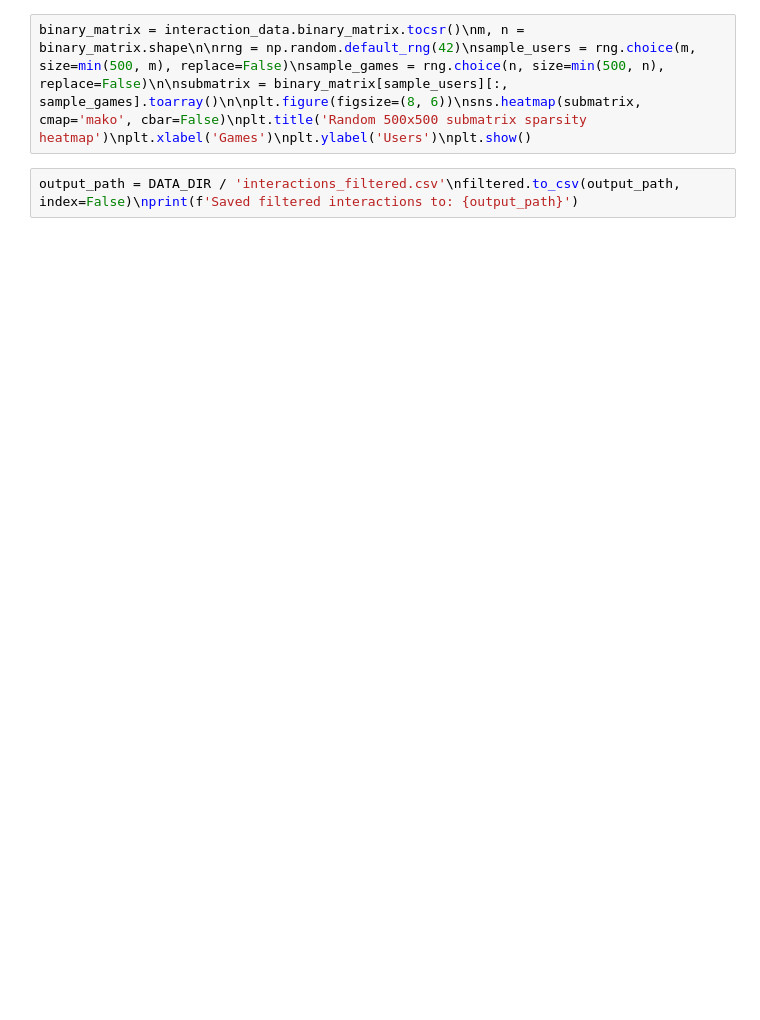
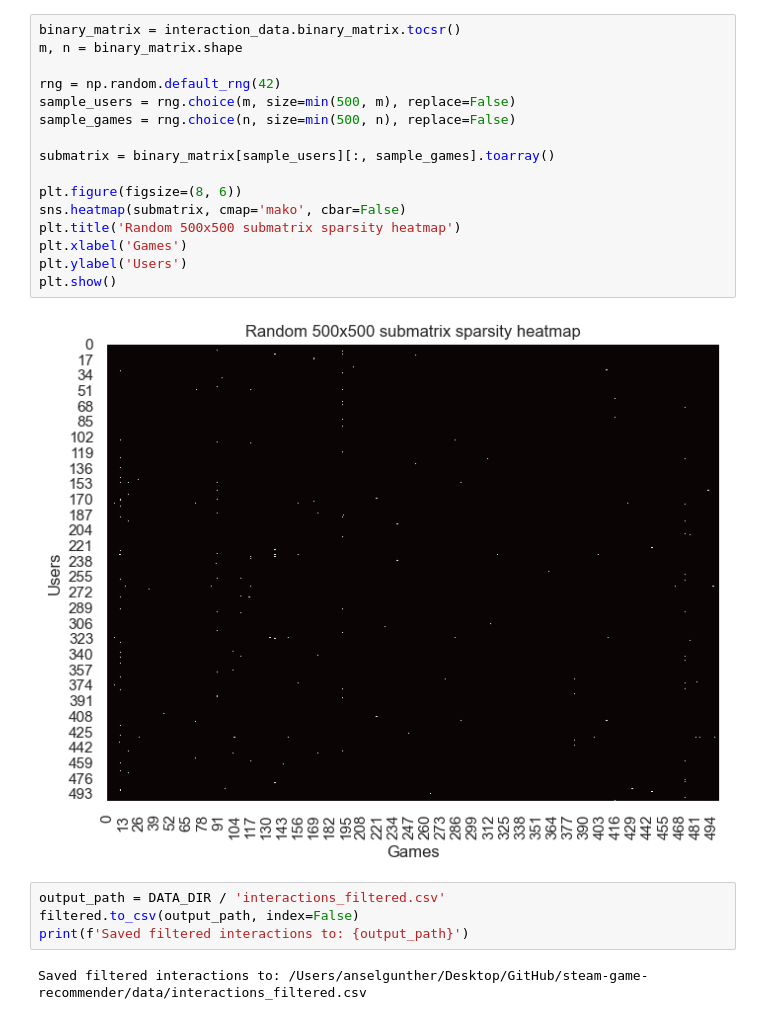
Before and after one commit to lucasloepke/steam-game-recommender, a Jupyter notebook: notebooks/eda.ipynb, the cells around one changed output. Drawn from its saved outputs; the diff is of its cells as text; blank space fills up the shorter version.

```diff
--- a/notebooks/eda.ipynb
+++ b/notebooks/eda.ipynb
@@ -9,4 +77,24 @@ reviews_per_user = filtered.groupby('user_id').size()\nreviews_per_game = filter
 # %%
-binary_matrix = interaction_data.binary_matrix.tocsr()\nm, n = binary_matrix.shape\n\nrng = np.random.default_rng(42)\nsample_users = rng.choice(m, size=min(500, m), replace=False)\nsample_games = rng.choice(n, size=min(500, n), replace=False)\n\nsubmatrix = binary_matrix[sample_users][:, sample_games].toarray()\n\nplt.figure(figsize=(8, 6))\nsns.heatmap(submatrix, cmap='mako', cbar=False)\nplt.title('Random 500x500 submatrix sparsity heatmap')\nplt.xlabel('Games')\nplt.ylabel('Users')\nplt.show()
+binary_matrix = interaction_data.binary_matrix.tocsr()
+m, n = binary_matrix.shape
+
+rng = np.random.default_rng(42)
+sample_users = rng.choice(m, size=min(500, m), replace=False)
+sample_games = rng.choice(n, size=min(500, n), replace=False)
+
+submatrix = binary_matrix[sample_users][:, sample_games].toarray()
+
+plt.figure(figsize=(8, 6))
+sns.heatmap(submatrix, cmap='mako', cbar=False)
+plt.title('Random 500x500 submatrix sparsity heatmap')
+plt.xlabel('Games')
+plt.ylabel('Users')
+plt.show()
+# %% [output]
+[figure, added]
 # %%
-output_path = DATA_DIR / 'interactions_filtered.csv'\nfiltered.to_csv(output_path, index=False)\nprint(f'Saved filtered interactions to: {output_path}')
+output_path = DATA_DIR / 'interactions_filtered.csv'
+filtered.to_csv(output_path, index=False)
+print(f'Saved filtered interactions to: {output_path}')
+# %% [output]
+Saved filtered interactions to: /Users/anselgunther/Desktop/GitHub/steam-game-recommender/data/interactions_filtered.csv
```
Also changed, not shown: parts of 4 cells of this notebook, 9 other files.
